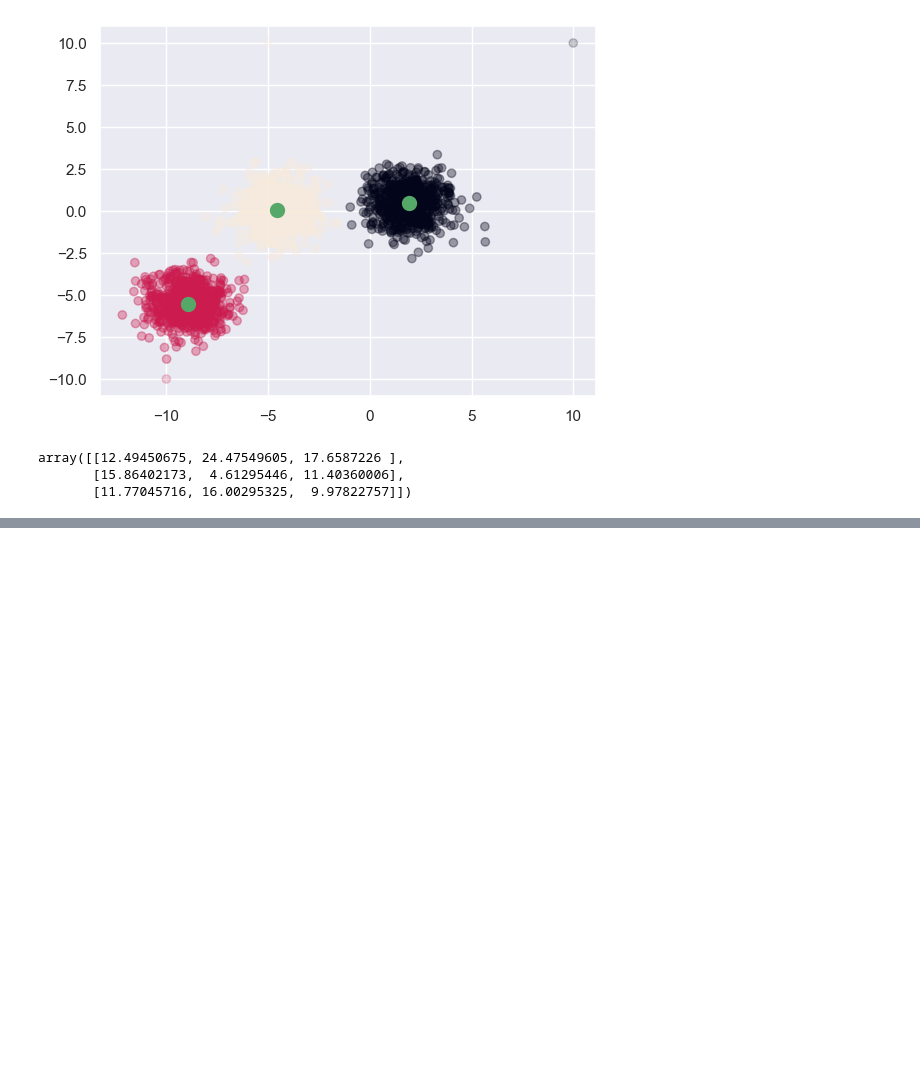
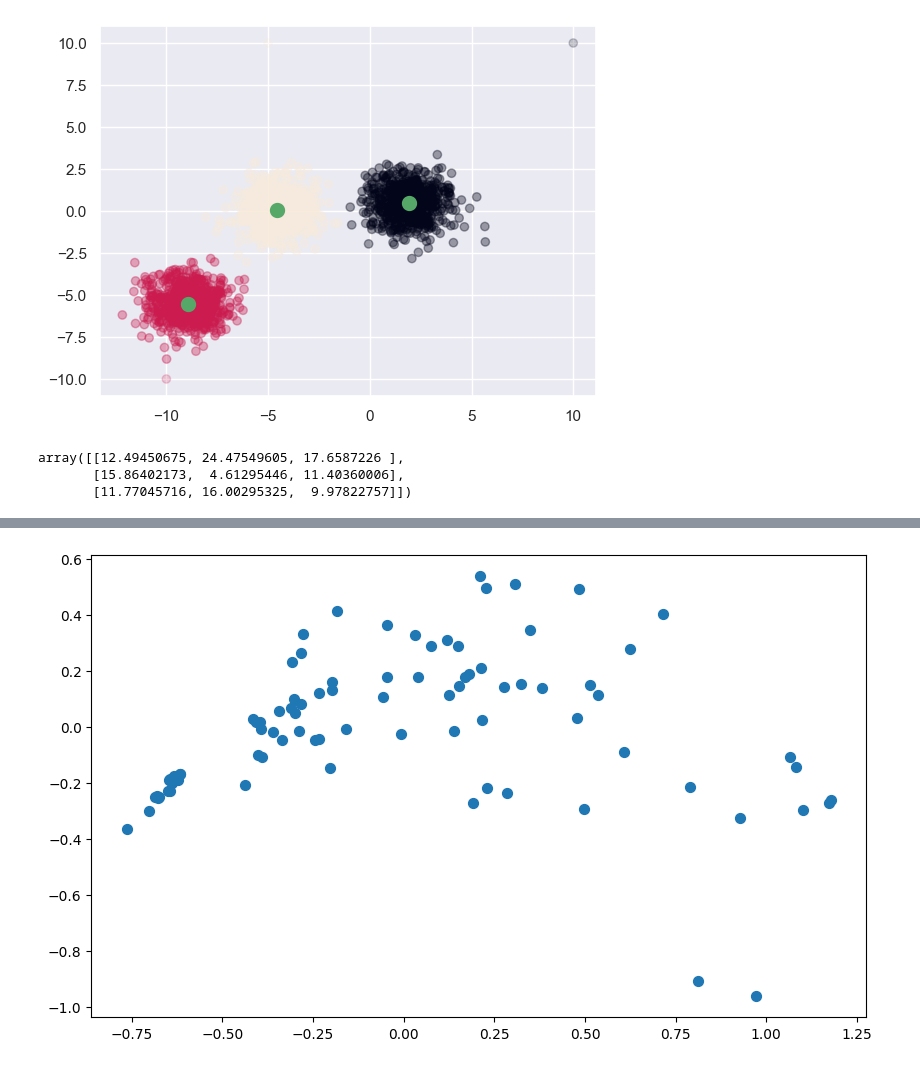
Before and after one commit to Darional/Data-Analysis-and-Python-Library-Codes, a Jupyter notebook: Data_Analysis_and_numpy/08_Unsupervised_Learning.ipynb, the cells around one changed output, grey strips where cells are left out. Cells and saved outputs as stored; diff of their text form; code cells hidden in the pictures; blank space fills up the shorter version.

```diff
--- a/Data_Analysis_and_numpy/08_Unsupervised_Learning.ipynb
+++ b/Data_Analysis_and_numpy/08_Unsupervised_Learning.ipynb
@@ -123,0 +255,4 @@ array([[12.49450675, 24.47549605, 17.6587226 ],
+# %%
+# Reducing the columns to:  Goles, Tiros, Precision_tiros, Faltas_recibidas, Faltas_cometidas, Tiros_al palo, Corners_forzados, Penaltis_forzados, Penaltis_lanzados, Penaltis_parados, Regates_con_exito, Faltas directas
+train_data_reduced = train_data[['Goles', 'Tiros', 'Precision_tiros', 'Faltas_recibidas', 'Faltas_cometidas', 'Tiros_al palo', 'Corners_forzados', 'Penaltis_forzados', 'Penaltis_lanzados', 'Penaltis_parados', 'Regates_con_exito', 'Faltas directas']]
+train_data_reduced
@@ -123,0 +273,7 @@ array([[12.49450675, 24.47549605, 17.6587226 ],
+# %%
+# Step 5: Normalize the data
+
+scaler = MinMaxScaler()
+normalized_train_data = scaler.fit_transform(train_data_reduced)
+normalized_train_data_df = pd.DataFrame(normalized_train_data, columns=train_data_reduced.columns)
+normalized_train_data_df
@@ -123,0 +294,7 @@ array([[12.49450675, 24.47549605, 17.6587226 ],
+# %%
+# Step 6: Apply PCA to reduce dimensionality
+
+pca = PCA(n_components = 2) # 2D plot
+reduced_data = pca.fit_transform(normalized_train_data)
+reduced_data_df = pd.DataFrame(reduced_data)
+reduced_data_df
@@ -123,0 +315,6 @@ array([[12.49450675, 24.47549605, 17.6587226 ],
+# %%
+plt.figure(figsize=(10,6))
+plt.scatter(reduced_data[:, 0], reduced_data[:, 1], s=50)
+plt.show()
+# %% [output]
+[figure, added]
```
Also changed, not shown: parts of 20 cells of this notebook, 2 other files.
